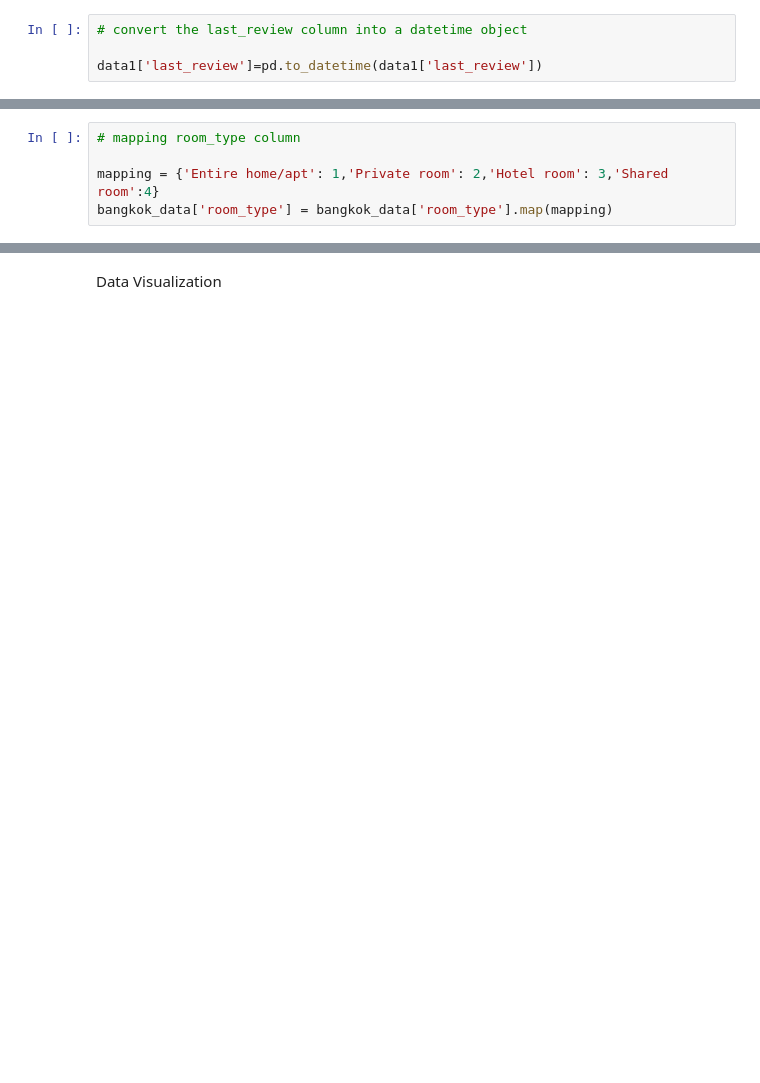
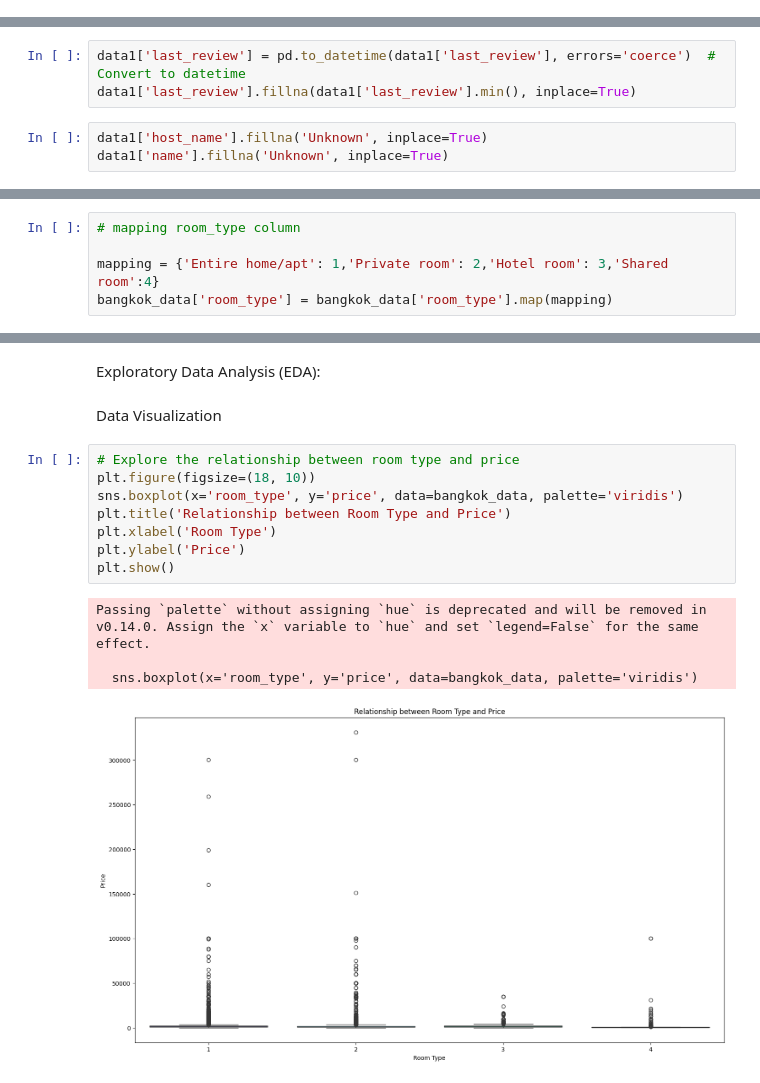
Before and after one commit to HEMA1188/linear-regression_bk, a Jupyter notebook: Bangkok_Linear_Regression.ipynb, the cells around one changed output, grey strips where cells are left out. Cells and saved outputs as stored; diff of their text form; blank space fills up the shorter version.

```diff
--- a/Bangkok_Linear_Regression.ipynb
+++ b/Bangkok_Linear_Regression.ipynb
@@ -203,7 +216,3 @@ data1.describe()
 | 50% | 1.161828e+08 | 13.738310 | 100.561910 | 1100.000000 | 1.000000 | 1.000000 | 0.250000 | ... |
 | 75% | 2.266199e+08 | 13.761070 | 100.586750 | 1900.000000 | 5.000000 | 11.000000 | 0.770000 | ... |
 | max | 4.283521e+08 | 13.953540 | 100.923440 | 331104.000000 | 730.000000 | 1116.000000 | 23.280000 | ... |
-# %%
-# convert the last_review column into a datetime object
-
-data1['last_review']=pd.to_datetime(data1['last_review'])
@@ -209,0 +229,6 @@ data1['last_review']=pd.to_datetime(data1['last_review'])
+# %%
+data1['last_review'] = pd.to_datetime(data1['last_review'], errors='coerce')  # Convert to datetime
+data1['last_review'].fillna(data1['last_review'].min(), inplace=True)
+# %%
+data1['host_name'].fillna('Unknown', inplace=True)
+data1['name'].fillna('Unknown', inplace=True)
@@ -402,2 +462,17 @@ len(bangkok_data['neighbourhood'].unique())
+# %% [markdown]
+Exploratory Data Analysis (EDA):
 # %% [markdown]
 Data Visualization
+# %%
+# Explore the relationship between room type and price
+plt.figure(figsize=(18, 10))
+sns.boxplot(x='room_type', y='price', data=bangkok_data, palette='viridis')
+plt.title('Relationship between Room Type and Price')
+plt.xlabel('Room Type')
+plt.ylabel('Price')
+plt.show()
+# %% [output]
+Passing `palette` without assigning `hue` is deprecated and will be removed in v0.14.0. Assign the `x` variable to `hue` and set `legend=False` for the same effect.
+
+  sns.boxplot(x='room_type', y='price', data=bangkok_data, palette='viridis')
+[figure, added]
```
Also changed, not shown: parts of 49 cells of this notebook.
